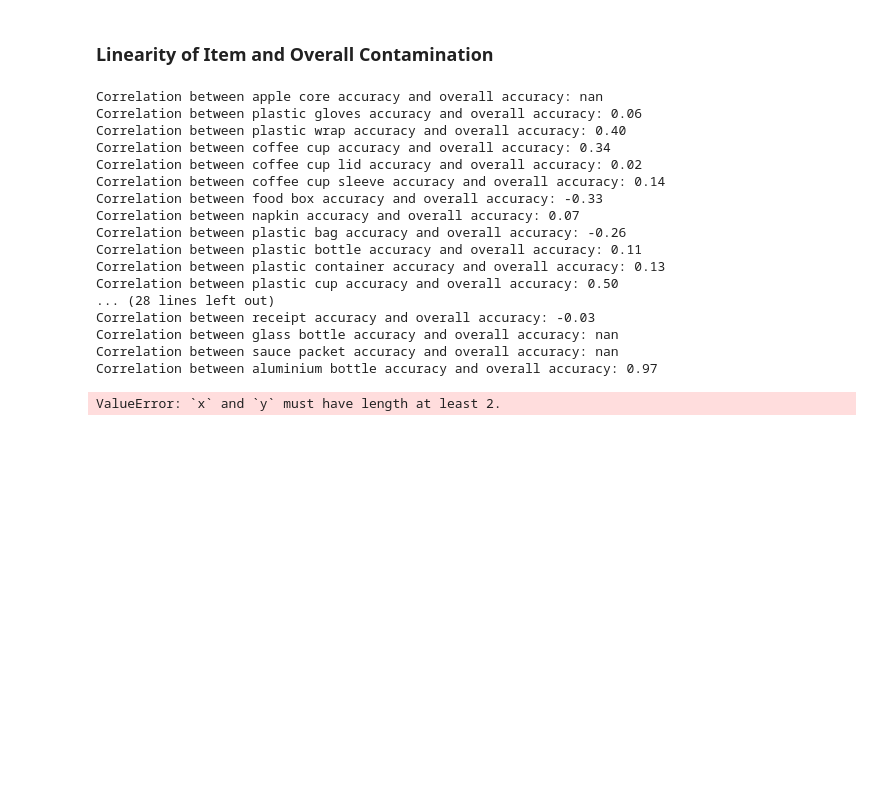
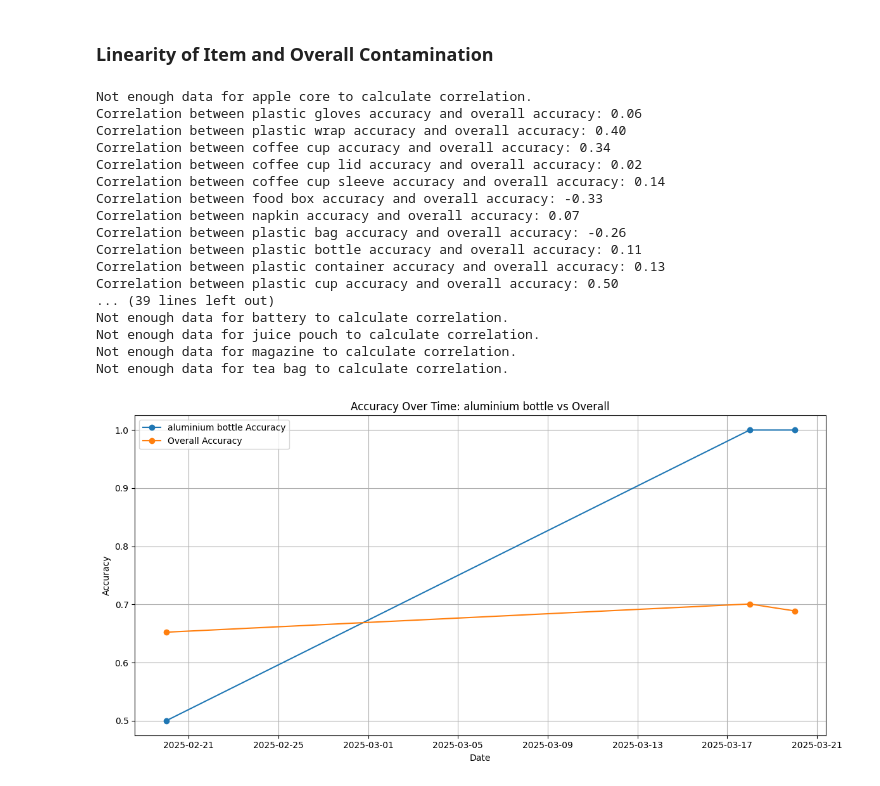
Before and after one commit to bps78/Oscar-Research-Project, a Jupyter notebook: oscar_project.ipynb, the cells around one changed output. Cells and saved outputs as stored; diff of their text form; code cells hidden in the pictures; blank space fills up the shorter version.

Commit message:
Created additional correlation plots

```diff
--- a/oscar_project.ipynb
+++ b/oscar_project.ipynb
@@ -293,10 +295,17 @@ for item in item_daily['Item'].unique():
     item_data = item_daily[item_daily['Item'] == item]
     # left join item data and daily on item
     item_data = item_data.merge(daily[['Date', 'Accuracy']], on='Date', suffixes=('', '_Overall'))
-    correlation, _ = pearsonr(item_data['Accuracy'], item_data['Accuracy_Overall'])
-    print(f'Correlation between {item} accuracy and overall accuracy: {correlation:.2f}')
+    if len(item_data) >= 2 and len(item_data['Accuracy'].unique()) > 1:
+        # Calculate Pearson correlation coefficient
+        correlation, _ = pearsonr(item_data['Accuracy'], item_data['Accuracy_Overall'])
+        print(f'Correlation between {item} accuracy and overall accuracy: {correlation:.2f}')
+
+        item_daily.loc[item_daily['Item'] == item, 'Correlation'] = correlation
+    else:
+        print(f'Not enough data for {item} to calculate correlation.')
+        item_daily.loc[item_daily['Item'] == item, 'Correlation'] = 0
 # %% [output]
-Correlation between apple core accuracy and overall accuracy: nan
+Not enough data for apple core to calculate correlation.
 Correlation between plastic gloves accuracy and overall accuracy: 0.06
 Correlation between plastic wrap accuracy and overall accuracy: 0.40
 Correlation between coffee cup accuracy and overall accuracy: 0.34
@@ -308,9 +317,27 @@ Correlation between plastic bag accuracy and overall accuracy: -0.26
 Correlation between plastic bottle accuracy and overall accuracy: 0.11
 Correlation between plastic container accuracy and overall accuracy: 0.13
 Correlation between plastic cup accuracy and overall accuracy: 0.50
-... (28 lines left out)
-Correlation between receipt accuracy and overall accuracy: -0.03
-Correlation between glass bottle accuracy and overall accuracy: nan
-Correlation between sauce packet accuracy and overall accuracy: nan
-Correlation between aluminium bottle accuracy and overall accuracy: 0.97
+... (39 lines left out)
+Not enough data for battery to calculate correlation.
+Not enough data for juice pouch to calculate correlation.
+Not enough data for magazine to calculate correlation.
+Not enough data for tea bag to calculate correlation.
-ValueError: `x` and `y` must have length at least 2.
+# %%
+item = 'aluminium bottle'
+
+
+item_data = item_daily[item_daily['Item'] == item]
+item_data = item_data.merge(daily[['Date', 'Accuracy']], on='Date', suffixes=('', '_Overall'))
+
+plt.figure(figsize=(12, 6))
+plt.plot(item_data['Date'], item_data['Accuracy'], label=f'{item} Accuracy', marker='o')
+plt.plot(item_data['Date'], item_data['Accuracy_Overall'], label='Overall Accuracy', marker='o')
+plt.title(f'Accuracy Over Time: {item} vs Overall')
+plt.xlabel('Date')
+plt.ylabel('Accuracy')
+plt.legend()
+plt.grid()
+plt.tight_layout()
+plt.show()
+# %% [output]
+[figure, added]
```
Also changed, not shown: parts of 2 cells of this notebook.
